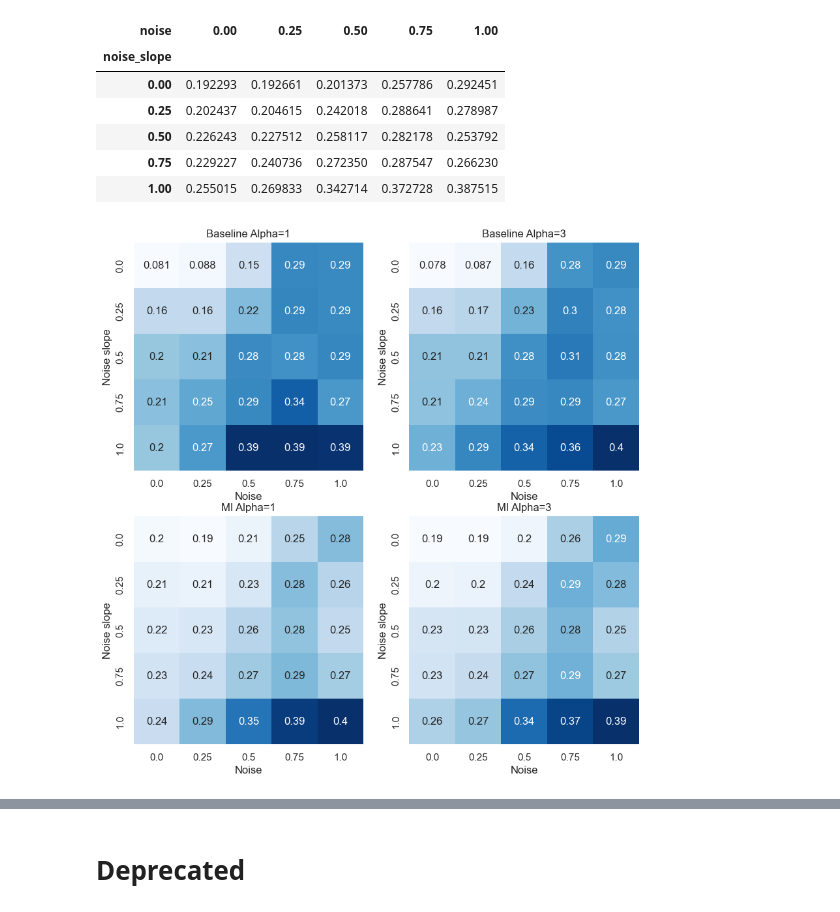
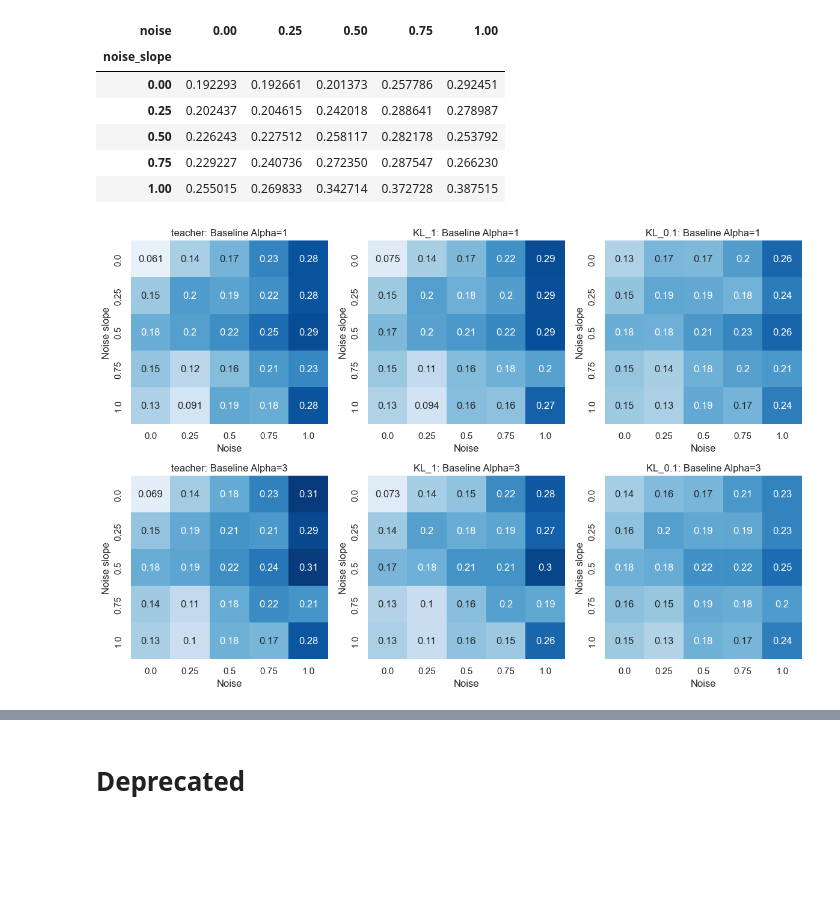
Before and after one commit to KilianFt/LIFT, a Jupyter notebook: notebooks/wandb_results_plots.ipynb, the cells around one changed output, grey strips where cells are left out. Cells and saved outputs as stored; diff of their text form; code cells hidden in the pictures; blank space fills up the shorter version.

Commit message:
update wandb results with new sweep

```diff
--- a/notebooks/wandb_results_plots.ipynb
+++ b/notebooks/wandb_results_plots.ipynb
@@ -125,14 +125,18 @@ def extract_data(sweep):
             'noise': params['noise'],
             'noise_slope': params['noise_slope'],
             'alpha': params['alpha'],
-            'baseline': params['mi']['only_copy_teacher'],
+            'mode': "teacher" if params['mi']['only_copy_teacher'] else f"KL_{params['mi']['beta_2']}",
             'encoder_mae': encoder_mae,
             'encoder_reward': encoder_reward,
         })
     return data
 # %%
-teacher_sweep = api.sweep("kilian/LIFT/pvhti95q")
+# teacher_sweep = api.sweep("kilian/LIFT/pvhti95q")
+teacher_sweep = api.sweep("kilian/LIFT/he8odg2h")
+mi_sweep = api.sweep("kilian/LIFT/iatusjy9")
 teacher_data = extract_data(teacher_sweep)
-df = pd.DataFrame(teacher_data)
-len(teacher_data)
+mi_data = extract_data(mi_sweep)
+data = teacher_data + mi_data
+df = pd.DataFrame(data)
+len(data)
 # %% [output]
@@ -194,46 +203,29 @@ mi_heatmap_data_3
 | 0.75 | 0.229227 | 0.240736 | 0.272350 | 0.287547 | 0.266230 |
 | 1.00 | 0.255015 | 0.269833 | 0.342714 | 0.372728 | 0.387515 |
 # %%
-baseline_alpha1_heatmap = baseline_df[baseline_df['alpha'] == 1.0][['noise', 'noise_slope', 'encoder_mae']].groupby(['noise', 'noise_slope']).mean().reset_index()
-df_grouped = baseline_alpha1_heatmap.groupby(['noise', 'noise_slope'], as_index=False).mean()
-base_heatmap_data_1 = df_grouped.pivot(index='noise_slope', columns='noise', values='encoder_mae')
+fig, axs = plt.subplots(2, len(df['mode'].unique()), figsize=(12, 8))
 
-baseline_alpha3_heatmap = baseline_df[baseline_df['alpha'] == 3.0][['noise', 'noise_slope', 'encoder_mae']].groupby(['noise', 'noise_slope']).mean().reset_index()
-df_grouped = baseline_alpha3_heatmap.groupby(['noise', 'noise_slope'], as_index=False).mean()
-base_heatmap_data_3 = df_grouped.pivot(index='noise_slope', columns='noise', values='encoder_mae')
+for i, training_mode in enumerate(df['mode'].unique()):
+    mode_df = df[df['mode'] == training_mode]
+    mode_heatmap = mode_df[mode_df['alpha'] == 1.0][['noise', 'noise_slope', 'encoder_mae']].groupby(['noise', 'noise_slope']).mean().reset_index()
+    df_grouped = mode_heatmap.groupby(['noise', 'noise_slope'], as_index=False).mean()
+    mode_heatmap_data_1 = df_grouped.pivot(index='noise_slope', columns='noise', values='encoder_mae')
 
-mi_alpha1_heatmap = mi_df[mi_df['alpha'] == 1.0][['noise', 'noise_slope', 'encoder_mae']].groupby(['noise', 'noise_slope']).mean().reset_index()
-df_grouped = mi_alpha1_heatmap.groupby(['noise', 'noise_slope'], as_index=False).mean()
-mi_heatmap_data_1 = df_grouped.pivot(index='noise_slope', columns='noise', values='encoder_mae')
+    mode_heatmap_3 = mode_df[mode_df['alpha'] == 3.0][['noise', 'noise_slope', 'encoder_mae']].groupby(['noise', 'noise_slope']).mean().reset_index()
+    df_grouped_3 = mode_heatmap_3.groupby(['noise', 'noise_slope'], as_index=False).mean()
+    mode_heatmap_data_3 = df_grouped_3.pivot(index='noise_slope', columns='noise', values='encoder_mae')
 
-mi_alpha3_heatmap = mi_df[mi_df['alpha'] == 3.0][['noise', 'noise_slope', 'encoder_mae']].groupby(['noise', 'noise_slope']).mean().reset_index()
-df_grouped = mi_alpha3_heatmap.groupby(['noise', 'noise_slope'], as_index=False).mean()
-mi_heatmap_data_3 = df_grouped.pivot(index='noise_slope', columns='noise', values='encoder_mae')
+    sns.heatmap(mode_heatmap_data_1, annot=True, cmap='Blues', ax=axs[0, i], cbar=False, vmin=0.04, vmax=0.32)
+    axs[0, i].set_title(f'{training_mode}: Baseline Alpha=1')
+    axs[0, i].set_xlabel('Noise')
+    axs[0, i].set_ylabel('Noise slope')
 
-# Plot the heatmap
-fig, axs = plt.subplots(2, 2, figsize=(10, 10))
+    sns.heatmap(mode_heatmap_data_3, annot=True, cmap='Blues', ax=axs[1, i], cbar=False, vmin=0.04, vmax=0.32)
+    axs[1, i].set_title(f'{training_mode}: Baseline Alpha=3')
+    axs[1, i].set_xlabel('Noise')
+    axs[1, i].set_ylabel('Noise slope')
 
-
-sns.heatmap(base_heatmap_data_1, annot=True, cmap='Blues', ax=axs[0, 0], cbar=False)
-axs[0, 0].set_title('Baseline Alpha=1')
-axs[0, 0].set_xlabel('Noise')
-axs[0, 0].set_ylabel('Noise slope')
-
-sns.heatmap(base_heatmap_data_3, annot=True, cmap='Blues', ax=axs[0, 1], cbar=False)
-axs[0, 1].set_title('Baseline Alpha=3')
-axs[0, 1].set_xlabel('Noise')
-axs[0, 1].set_ylabel('Noise slope')
-
-sns.heatmap(mi_heatmap_data_1, annot=True, cmap='Blues', ax=axs[1, 0], cbar=False)
-axs[1, 0].set_title('MI Alpha=1')
-axs[1, 0].set_xlabel('Noise')
-axs[1, 0].set_ylabel('Noise slope')
-
-sns.heatmap(mi_heatmap_data_3, annot=True, cmap='Blues', ax=axs[1, 1], cbar=False)
-axs[1, 1].set_title('MI Alpha=3')
-axs[1, 1].set_xlabel('Noise')
-axs[1, 1].set_ylabel('Noise slope')
-
+plt.tight_layout()
 plt.show()
 # %% [output]
-[figure, old version]
+[figure, new version]
```
Also changed, not shown: parts of 7 cells of this notebook.
